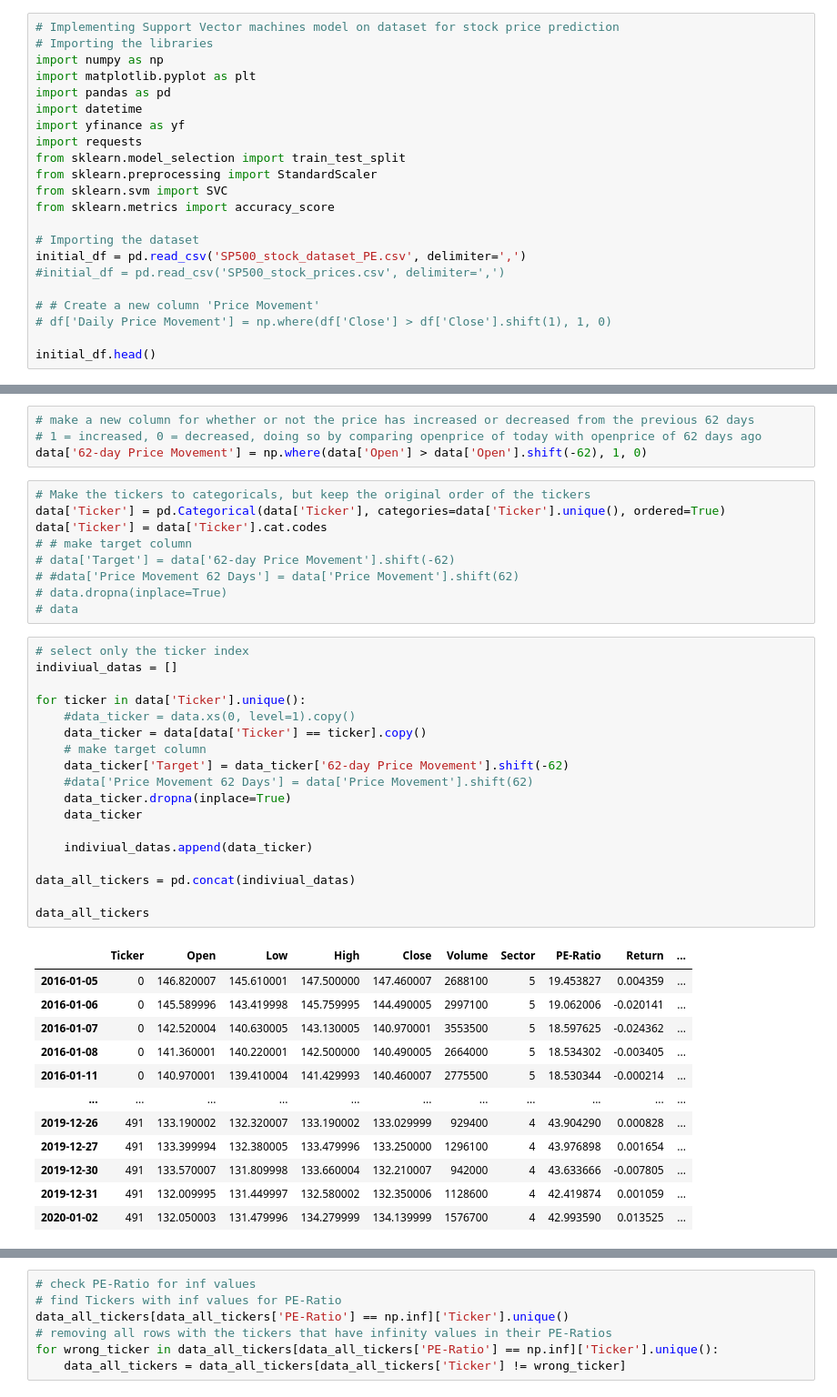
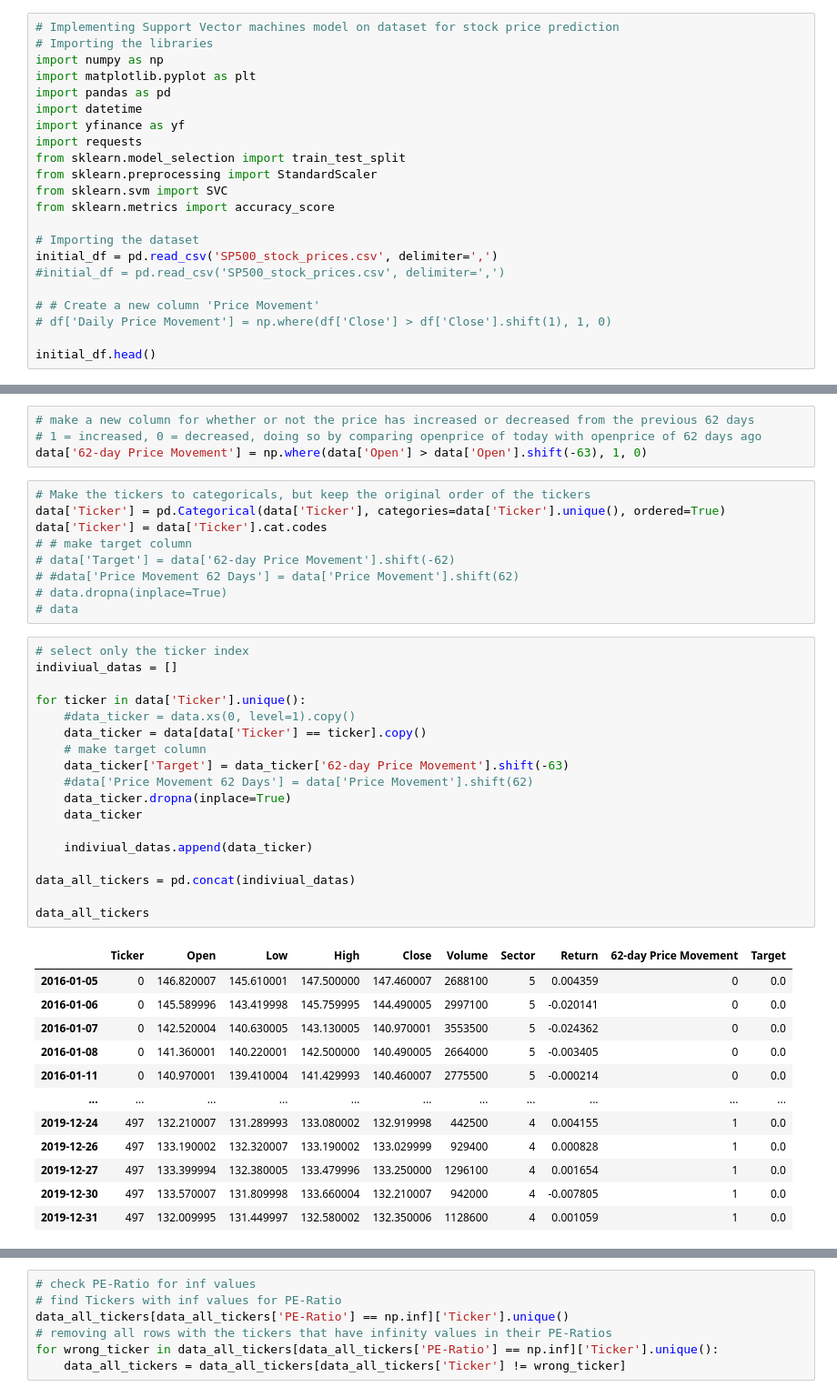
Before and after one commit to nico965j/financial-forecasting-bachelor, a Jupyter notebook: very_experiment.ipynb, the cells around one changed output, grey strips where cells are left out. Shown: that part at 91% size. Saved outputs shown, nothing was run; the diff lists cells and outputs as text.

```diff
--- a/very_experiment.ipynb
+++ b/very_experiment.ipynb
@@ -13,7 +13,7 @@ from sklearn.svm import SVC
 from sklearn.metrics import accuracy_score
 
 # Importing the dataset
-initial_df = pd.read_csv('SP500_stock_dataset_PE.csv', delimiter=',')
+initial_df = pd.read_csv('SP500_stock_prices.csv', delimiter=',')
 #initial_df = pd.read_csv('SP500_stock_prices.csv', delimiter=',')
 
 # # Create a new column 'Price Movement'
@@ -48,7 +48,7 @@ data['Sector'] = data['Sector'].map({'Consumer Discretionary': 0, 'Consumer Stap
 # %%
 # make a new column for whether or not the price has increased or decreased from the previous 62 days
 # 1 = increased, 0 = decreased, doing so by comparing openprice of today with openprice of 62 days ago
-data['62-day Price Movement'] = np.where(data['Open'] > data['Open'].shift(-62), 1, 0)
+data['62-day Price Movement'] = np.where(data['Open'] > data['Open'].shift(-63), 1, 0)
 # %%
 # Make the tickers to categoricals, but keep the original order of the tickers
 data['Ticker'] = pd.Categorical(data['Ticker'], categories=data['Ticker'].unique(), ordered=True)
@@ -61,31 +61,31 @@ data['Ticker'] = data['Ticker'].cat.codes
 # %%
 # select only the ticker index
 indiviual_datas = []
 
 for ticker in data['Ticker'].unique():
     #data_ticker = data.xs(0, level=1).copy()
     data_ticker = data[data['Ticker'] == ticker].copy()
     # make target column
-    data_ticker['Target'] = data_ticker['62-day Price Movement'].shift(-62)
+    data_ticker['Target'] = data_ticker['62-day Price Movement'].shift(-63)
     #data['Price Movement 62 Days'] = data['Price Movement'].shift(62)
     data_ticker.dropna(inplace=True)
     data_ticker
 
     indiviual_datas.append(data_ticker)
 
 data_all_tickers = pd.concat(indiviual_datas)
 
 data_all_tickers
 # %% [output]
-|  | Ticker | Open | Low | High | Close | Volume | Sector | PE-Ratio | Return | ... |
-| 2016-01-05 | 0 | 146.820007 | 145.610001 | 147.500000 | 147.460007 | 2688100 | 5 | 19.453827 | 0.004359 | ... |
-| 2016-01-06 | 0 | 145.589996 | 143.419998 | 145.759995 | 144.490005 | 2997100 | 5 | 19.062006 | -0.020141 | ... |
-| 2016-01-07 | 0 | 142.520004 | 140.630005 | 143.130005 | 140.970001 | 3553500 | 5 | 18.597625 | -0.024362 | ... |
-| 2016-01-08 | 0 | 141.360001 | 140.220001 | 142.500000 | 140.490005 | 2664000 | 5 | 18.534302 | -0.003405 | ... |
-| 2016-01-11 | 0 | 140.970001 | 139.410004 | 141.429993 | 140.460007 | 2775500 | 5 | 18.530344 | -0.000214 | ... |
+|  | Ticker | Open | Low | High | Close | Volume | Sector | Return | 62-day Price Movement | Target |
+| 2016-01-05 | 0 | 146.820007 | 145.610001 | 147.500000 | 147.460007 | 2688100 | 5 | 0.004359 | 0 | 0.0 |
+| 2016-01-06 | 0 | 145.589996 | 143.419998 | 145.759995 | 144.490005 | 2997100 | 5 | -0.020141 | 0 | 0.0 |
+| 2016-01-07 | 0 | 142.520004 | 140.630005 | 143.130005 | 140.970001 | 3553500 | 5 | -0.024362 | 0 | 0.0 |
+| 2016-01-08 | 0 | 141.360001 | 140.220001 | 142.500000 | 140.490005 | 2664000 | 5 | -0.003405 | 0 | 0.0 |
+| 2016-01-11 | 0 | 140.970001 | 139.410004 | 141.429993 | 140.460007 | 2775500 | 5 | -0.000214 | 0 | 0.0 |
 | ... | ... | ... | ... | ... | ... | ... | ... | ... | ... | ... |
-| 2019-12-26 | 491 | 133.190002 | 132.320007 | 133.190002 | 133.029999 | 929400 | 4 | 43.904290 | 0.000828 | ... |
-| 2019-12-27 | 491 | 133.399994 | 132.380005 | 133.479996 | 133.250000 | 1296100 | 4 | 43.976898 | 0.001654 | ... |
-| 2019-12-30 | 491 | 133.570007 | 131.809998 | 133.660004 | 132.210007 | 942000 | 4 | 43.633666 | -0.007805 | ... |
-| 2019-12-31 | 491 | 132.009995 | 131.449997 | 132.580002 | 132.350006 | 1128600 | 4 | 42.419874 | 0.001059 | ... |
-| 2020-01-02 | 491 | 132.050003 | 131.479996 | 134.279999 | 134.139999 | 1576700 | 4 | 42.993590 | 0.013525 | ... |
+| 2019-12-24 | 497 | 132.210007 | 131.289993 | 133.080002 | 132.919998 | 442500 | 4 | 0.004155 | 1 | 0.0 |
+| 2019-12-26 | 497 | 133.190002 | 132.320007 | 133.190002 | 133.029999 | 929400 | 4 | 0.000828 | 1 | 0.0 |
+| 2019-12-27 | 497 | 133.399994 | 132.380005 | 133.479996 | 133.250000 | 1296100 | 4 | 0.001654 | 1 | 0.0 |
+| 2019-12-30 | 497 | 133.570007 | 131.809998 | 133.660004 | 132.210007 | 942000 | 4 | -0.007805 | 1 | 0.0 |
+| 2019-12-31 | 497 | 132.009995 | 131.449997 | 132.580002 | 132.350006 | 1128600 | 4 | 0.001059 | 1 | 0.0 |
```
Also changed, not shown: parts of 26 cells of this notebook, 2 other files.
